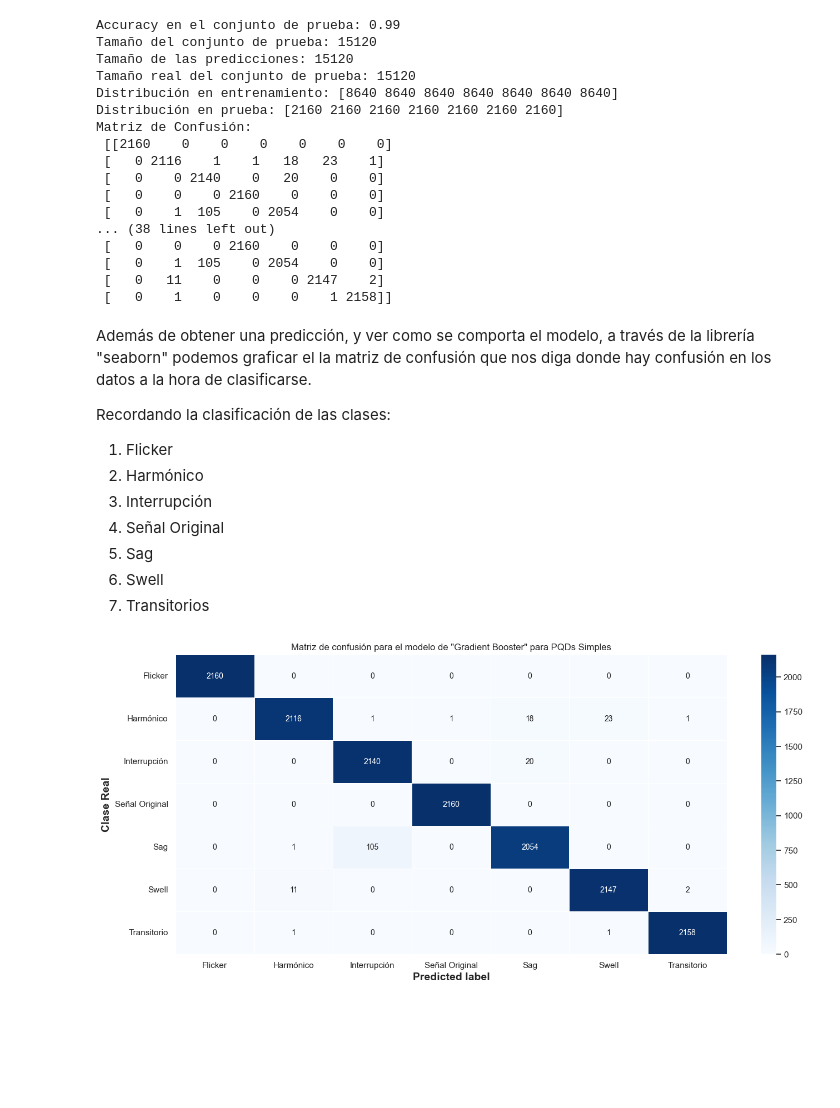
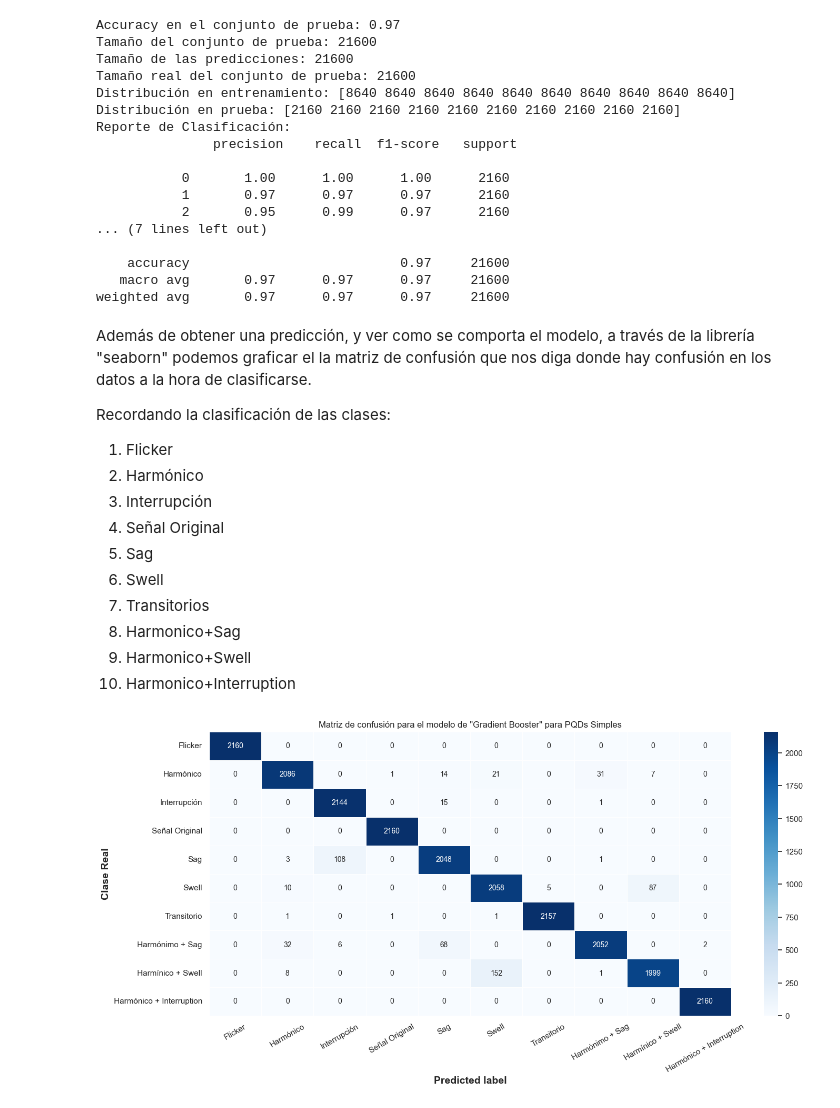
Before and after one commit to SAguadoG/TesisSergioAguado, a Jupyter notebook: Gradient_Booster_Script.ipynb, the cells around one changed output. Cells and saved outputs as stored; diff of their text form; code cells hidden in the pictures; blank space fills up the shorter version.

Commit message:
Primeras pruebas con señales combinadas.

```diff
--- a/Gradient_Booster_Script.ipynb
+++ b/Gradient_Booster_Script.ipynb
@@ -41,6 +41,9 @@ def load_signal(data_path):
         "sag_signals": 4,
         "swell_signals": 5,
         "transient_signals": 6,
+        "harmonic_sag_signals": 7,
+        "harmonic_swell_signals": 8,
+        "Harmonic_interruption_signals": 9,
     }
 
     # Inicialización de listas para características y etiquetas
@@ -138,35 +144,25 @@ print("Tamaño real del conjunto de prueba:", len(y_test))
 print("Distribución en entrenamiento:", np.bincount(y_train))
 #print("Distribución en validación:", np.bincount(y_val))
 print("Distribución en prueba:", np.bincount(y_test))
-print("Matriz de Confusión:\n", confusion_matrix(y_test, y_pred))
 print("Reporte de Clasificación:\n", classification_report(y_test, y_pred))
-
-# Generar el informe de clasificación
-print("\nReporte de Clasificación:")
-print(classification_report(y_test, predicciones))
-
-# Matriz de confusión
-print("\nMatriz de Confusión:")
-conf_matrix = confusion_matrix(y_test, predicciones)
-print(conf_matrix)
 # %% [output]
-Accuracy en el conjunto de prueba: 0.99
-Tamaño del conjunto de prueba: 15120
-Tamaño de las predicciones: 15120
-Tamaño real del conjunto de prueba: 15120
-Distribución en entrenamiento: [8640 8640 8640 8640 8640 8640 8640]
-Distribución en prueba: [2160 2160 2160 2160 2160 2160 2160]
-Matriz de Confusión:
- [[2160    0    0    0    0    0    0]
- [   0 2116    1    1   18   23    1]
- [   0    0 2140    0   20    0    0]
- [   0    0    0 2160    0    0    0]
- [   0    1  105    0 2054    0    0]
-... (38 lines left out)
- [   0    0    0 2160    0    0    0]
- [   0    1  105    0 2054    0    0]
- [   0   11    0    0    0 2147    2]
- [   0    1    0    0    0    1 2158]]
+Accuracy en el conjunto de prueba: 0.97
+Tamaño del conjunto de prueba: 21600
+Tamaño de las predicciones: 21600
+Tamaño real del conjunto de prueba: 21600
+Distribución en entrenamiento: [8640 8640 8640 8640 8640 8640 8640 8640 8640 8640]
+Distribución en prueba: [2160 2160 2160 2160 2160 2160 2160 2160 2160 2160]
+Reporte de Clasificación:
+               precision    recall  f1-score   support
+
+           0       1.00      1.00      1.00      2160
+           1       0.97      0.97      0.97      2160
+           2       0.95      0.99      0.97      2160
+... (7 lines left out)
+
+    accuracy                           0.97     21600
+   macro avg       0.97      0.97      0.97     21600
+weighted avg       0.97      0.97      0.97     21600
 # %% [markdown]
 Además de obtener una predicción, y ver como se comporta el modelo, a través de la librería "seaborn" podemos graficar el la matriz de confusión que nos diga donde hay confusión en los datos a la hora de clasificarse.
 
@@ -179,26 +175,29 @@ Recordando la clasificación de las clases:
 5. Sag
 6. Swell
 7. Transitorios
+8. Harmonico+Sag
+9. Harmonico+Swell
+10. Harmonico+Interruption
 # %%
 # Se tiene que haber cargado "confusion_matrix" desde scikit_Learn
 matrix = confusion_matrix(y_test, y_pred)
 
 # La mejor dimensión que he encontrado para que se muestre es 16x7, menor se solapan los nombres
 plt.figure(figsize=(16,7))
 # Simplemente dejar la escala de la fuente en un número que no sea demasiado grande
 sns.set(font_scale=1)
 # importante fmt = 'd', si no, lo valores se mostrarán porcentualmente. cmap Blues porque me gusta el azul.
 sns.heatmap(matrix, annot=True, annot_kws={'size':10},fmt= 'd' ,cmap=plt.cm.Blues, linewidths=0.5)
 
 # Add labels to the plot
-class_names = ['Flicker', 'Harmónico', 'Interrupción', 'Señal Original', 'Sag', 'Swell','Transitorio']
+class_names = ['Flicker', 'Harmónico', 'Interrupción', 'Señal Original', 'Sag', 'Swell','Transitorio',"Harmónimo + Sag","Harmínico + Swell", "Harmónico + Interruption"]
 tick_marks = np.arange(len(class_names)) + 0.5
 tick_marks2 = tick_marks
-plt.xticks(tick_marks, class_names, rotation=0)
+plt.xticks(tick_marks, class_names, rotation=30)
 plt.yticks(tick_marks2, class_names, rotation=0)
 plt.xlabel('Predicted label', weight='bold', fontsize=14)
 plt.ylabel('Clase Real', weight='bold', fontsize=14)
 plt.title('Matriz de confusión para el modelo de "Gradient Booster" para PQDs Simples')
 plt.show()
 # %% [output]
-[figure, old version]
+[figure, new version]
```
Also changed, not shown: parts of 1 cell of this notebook, 2 other files.
